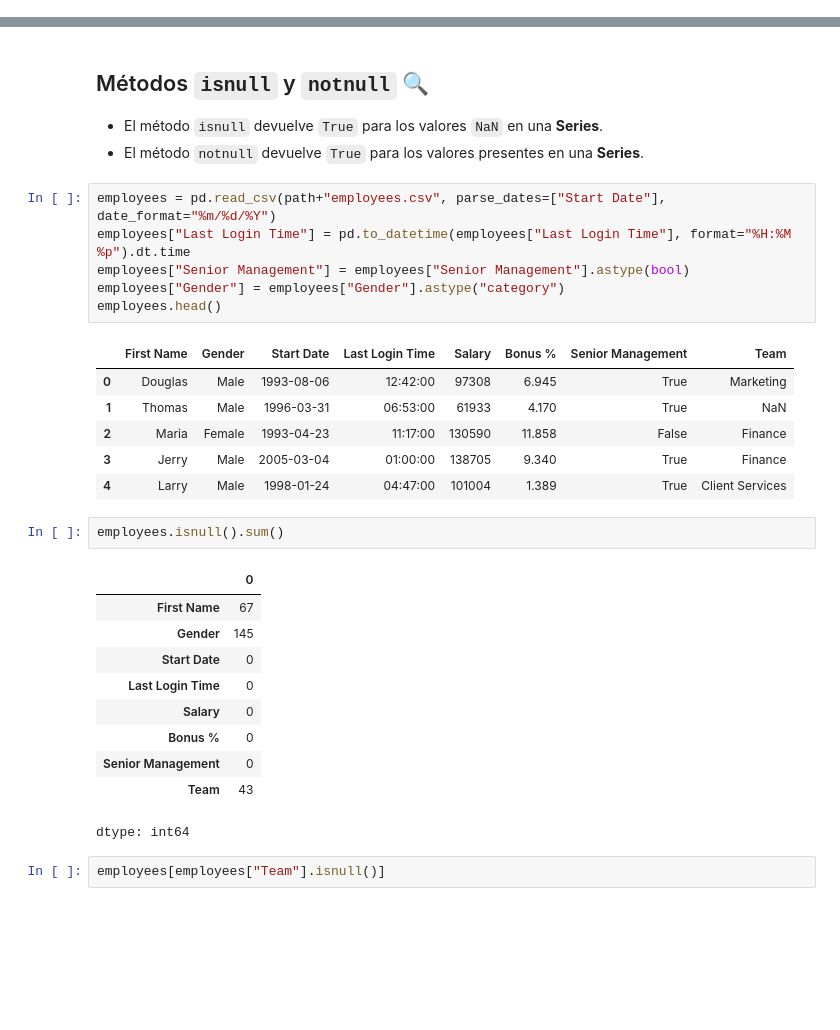
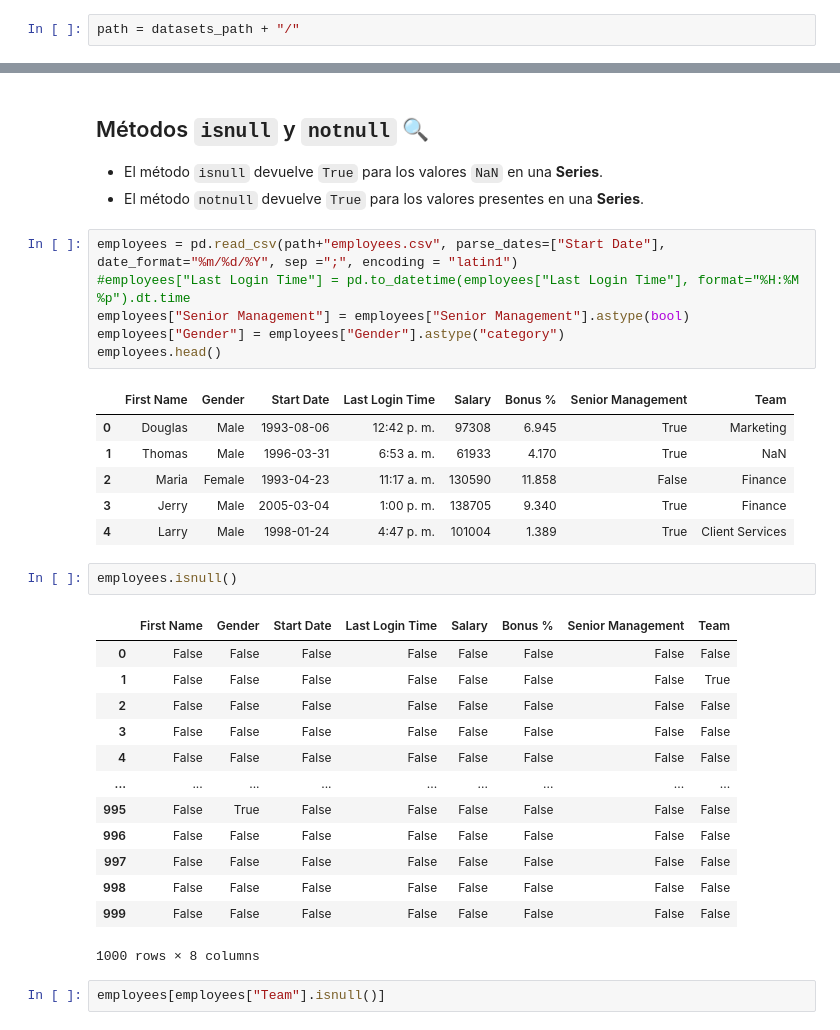
Before and after one commit to gggelme/procesamiento_limpieza_visualizacion, a Jupyter notebook: teoria/05_DataFrames_II_Filtrar_data.ipynb, the cells around one changed output, grey strips where cells are left out. Cells and saved outputs as stored; diff of their text form; blank space fills up the shorter version.

```diff
--- a/teoria/05_DataFrames_II_Filtrar_data.ipynb
+++ b/teoria/05_DataFrames_II_Filtrar_data.ipynb
@@ -261,3 +270,5 @@ Data columns (total 8 columns):
  7   Team               957 non-null    object
 dtypes: bool(1), category(1), datetime64[ns](1), float64(1), int64(1), object(3)
 memory usage: 49.1+ KB
+# %%
+path = datasets_path + "/"
@@ -655,31 +667,34 @@ employees[target_teams]
 - El método `isnull` devuelve `True` para los valores `NaN` en una **Series**.
 - El método `notnull` devuelve `True` para los valores presentes en una **Series**.
 # %%
-employees = pd.read_csv(path+"employees.csv", parse_dates=["Start Date"], date_format="%m/%d/%Y")
-employees["Last Login Time"] = pd.to_datetime(employees["Last Login Time"], format="%H:%M %p").dt.time
+employees = pd.read_csv(path+"employees.csv", parse_dates=["Start Date"], date_format="%m/%d/%Y", sep =";", encoding = "latin1")
+#employees["Last Login Time"] = pd.to_datetime(employees["Last Login Time"], format="%H:%M %p").dt.time
 employees["Senior Management"] = employees["Senior Management"].astype(bool)
 employees["Gender"] = employees["Gender"].astype("category")
 employees.head()
 # %% [output]
 |  | First Name | Gender | Start Date | Last Login Time | Salary | Bonus % | Senior Management | Team |
-| 0 | Douglas | Male | 1993-08-06 | 12:42:00 | 97308 | 6.945 | True | Marketing |
-| 1 | Thomas | Male | 1996-03-31 | 06:53:00 | 61933 | 4.170 | True | NaN |
-| 2 | Maria | Female | 1993-04-23 | 11:17:00 | 130590 | 11.858 | False | Finance |
-| 3 | Jerry | Male | 2005-03-04 | 01:00:00 | 138705 | 9.340 | True | Finance |
-| 4 | Larry | Male | 1998-01-24 | 04:47:00 | 101004 | 1.389 | True | Client Services |
+| 0 | Douglas | Male | 1993-08-06 | 12:42 p. m. | 97308 | 6.945 | True | Marketing |
+| 1 | Thomas | Male | 1996-03-31 | 6:53 a. m. | 61933 | 4.170 | True | NaN |
+| 2 | Maria | Female | 1993-04-23 | 11:17 a. m. | 130590 | 11.858 | False | Finance |
+| 3 | Jerry | Male | 2005-03-04 | 1:00 p. m. | 138705 | 9.340 | True | Finance |
+| 4 | Larry | Male | 1998-01-24 | 4:47 p. m. | 101004 | 1.389 | True | Client Services |
 # %%
-employees.isnull().sum()
+employees.isnull()
 # %% [output]
-|  | 0 |
-| First Name | 67 |
-| Gender | 145 |
-| Start Date | 0 |
-| Last Login Time | 0 |
-| Salary | 0 |
-| Bonus % | 0 |
-| Senior Management | 0 |
-| Team | 43 |
+|  | First Name | Gender | Start Date | Last Login Time | Salary | Bonus % | Senior Management | Team |
+| 0 | False | False | False | False | False | False | False | False |
+| 1 | False | False | False | False | False | False | False | True |
+| 2 | False | False | False | False | False | False | False | False |
+| 3 | False | False | False | False | False | False | False | False |
+| 4 | False | False | False | False | False | False | False | False |
+| ... | ... | ... | ... | ... | ... | ... | ... | ... |
+| 995 | False | True | False | False | False | False | False | False |
+| 996 | False | False | False | False | False | False | False | False |
+| 997 | False | False | False | False | False | False | False | False |
+| 998 | False | False | False | False | False | False | False | False |
+| 999 | False | False | False | False | False | False | False | False |
-dtype: int64
+1000 rows × 8 columns
 # %%
 employees[employees["Team"].isnull()]
 # %% [output]
```
Also changed, not shown: parts of 24 cells of this notebook, 2 other files.
